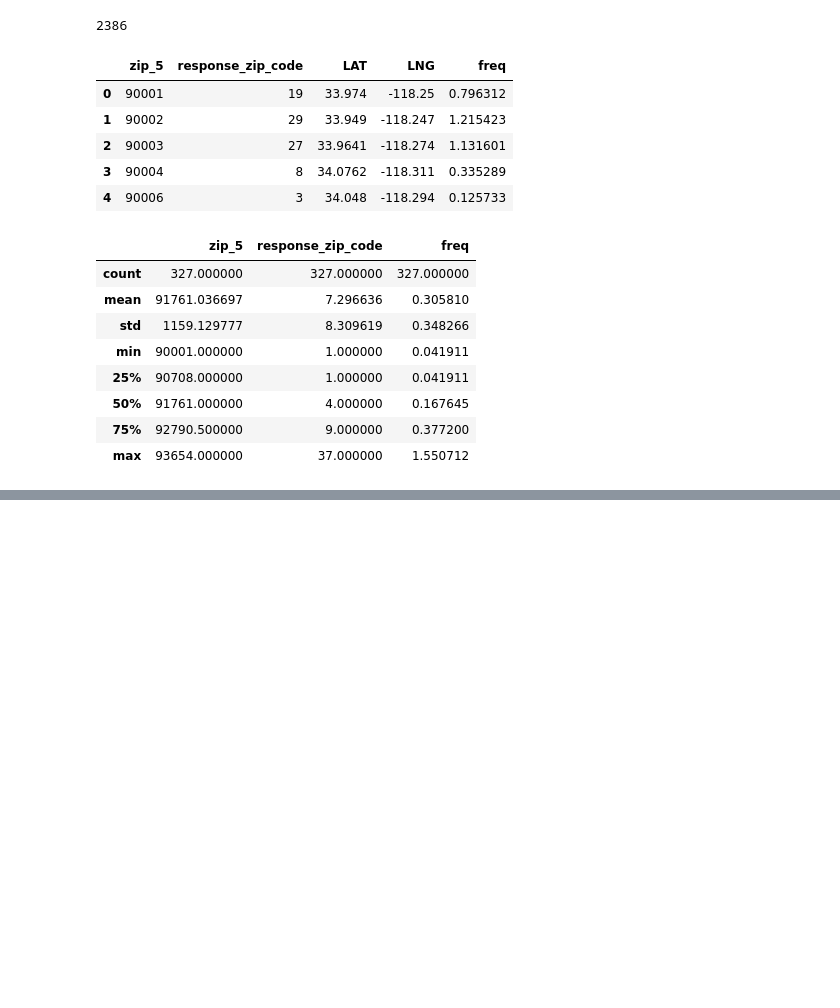
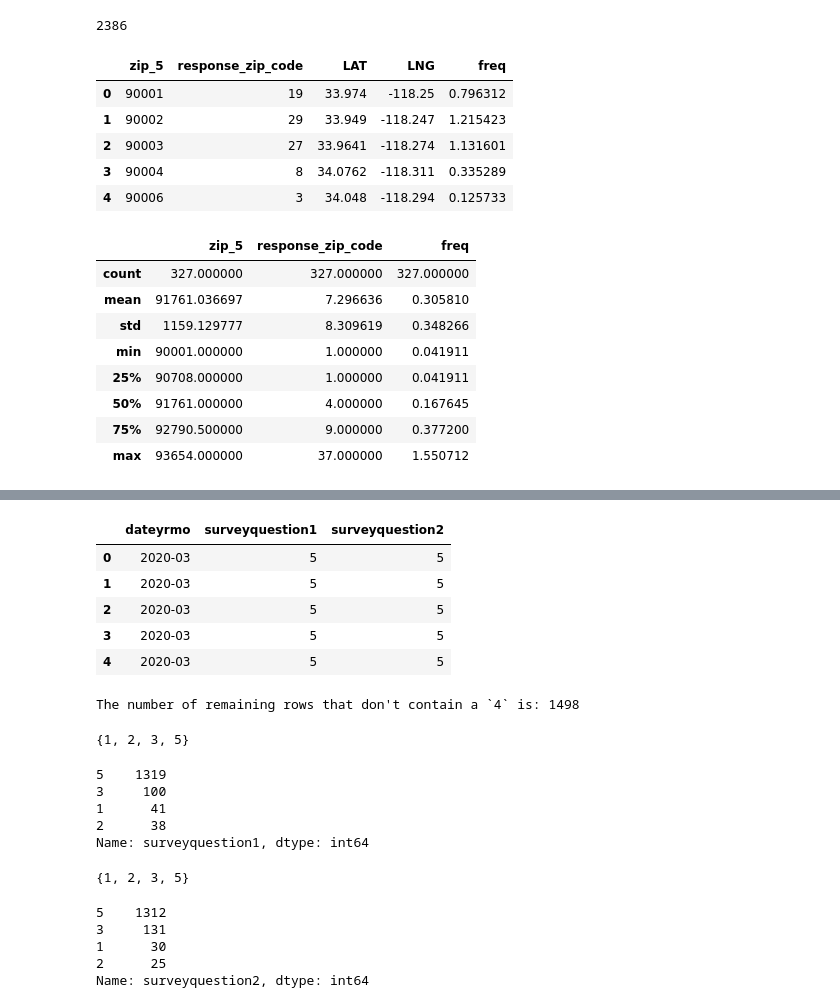
Before and after one commit to grantaguinaldo/bi-work, a Jupyter notebook: bi-work.ipynb, the cells around one changed output, grey strips where cells are left out. Drawn from its saved outputs; the diff is of its cells as text; code cells hidden in the pictures; blank space fills up the shorter version.

```diff
--- a/bi-work.ipynb
+++ b/bi-work.ipynb
@@ -211,0 +312,64 @@ df
+# %%
+ques_1 = ''
+ques_2 = ''
+
+for index, row in df1.iterrows():
+    if (row['surveyquestion1'] == 4):
+        df1.at[index, 'ques_1'] = 1
+    else:
+        df1.at[index, 'ques_1'] = 0
+
+    if (row['surveyquestion2'] == 4):
+        df1.at[index, 'ques_2'] = 1
+    else:
+        df1.at[index, 'ques_2'] = 0
+
+df1['ques_1'] = df1['ques_1'].astype(int)
+df1['ques_2'] = df1['ques_2'].astype(int)
+
+# Create a filter (bool mask) dataframe that only contains the normalized date
+# and the responses to questions 1 and 2.
+df1_filter = df1[(df1['ques_1'] == 0) & (df1['ques_2'] == 0)].reset_index(False)\
+                [['dateyrmo', 'surveyquestion1', 'surveyquestion2']]
+
+# Return the head from the resulting dataframe.
+df1_filter.head()
+# %% [output]
+|  | dateyrmo | surveyquestion1 | surveyquestion2 |
+| 0 | 2020-03 | 5 | 5 |
+| 1 | 2020-03 | 5 | 5 |
+| 2 | 2020-03 | 5 | 5 |
+| 3 | 2020-03 | 5 | 5 |
+| 4 | 2020-03 | 5 | 5 |
+# %%
+print('The number of remaining rows that don\'t contain a `4` is: {}'.format(df1_filter.shape[0]))
+# %% [output]
+The number of remaining rows that don't contain a `4` is: 1498
+# %%
+# Check the cardinality of `surveyquestion1` to ensure that all `4` have been removed.
+set(df1_filter.surveyquestion1.to_list())
+# %% [output]
+{1, 2, 3, 5}
+# %%
+#Check distribution of responses to ensure that all `4` have been removed.
+df1_filter.surveyquestion1.value_counts()
+# %% [output]
+5    1319
+3     100
+1      41
+2      38
+Name: surveyquestion1, dtype: int64
+# %%
+# Check the cardinality of `surveyquestion2` to ensure that all `4` have been removed.
+set(df1_filter.surveyquestion2.to_list())
+# %% [output]
+{1, 2, 3, 5}
+# %%
+#Check distribution of responses to ensure that all `4` have been removed.
+df1_filter.surveyquestion2.value_counts()
+# %% [output]
+5    1312
+3     131
+1      30
+2      25
+Name: surveyquestion2, dtype: int64
```
Also changed, not shown: parts of 50 cells of this notebook.
